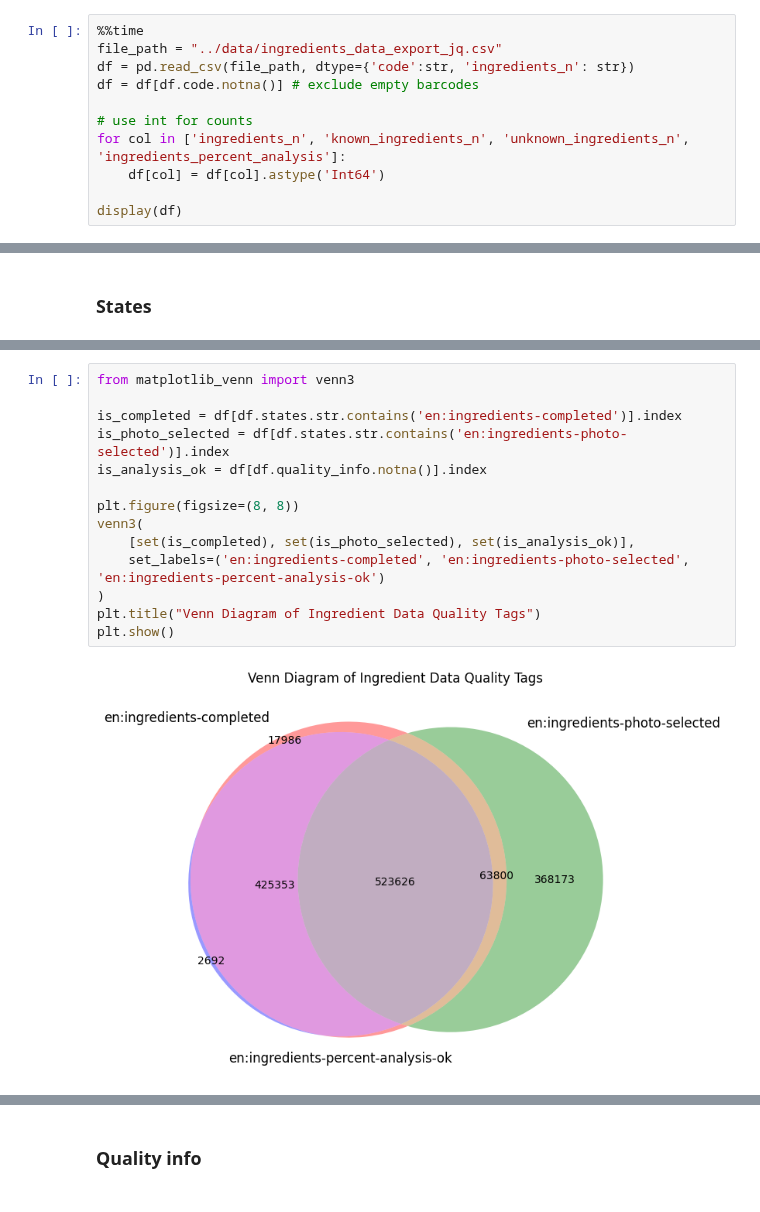
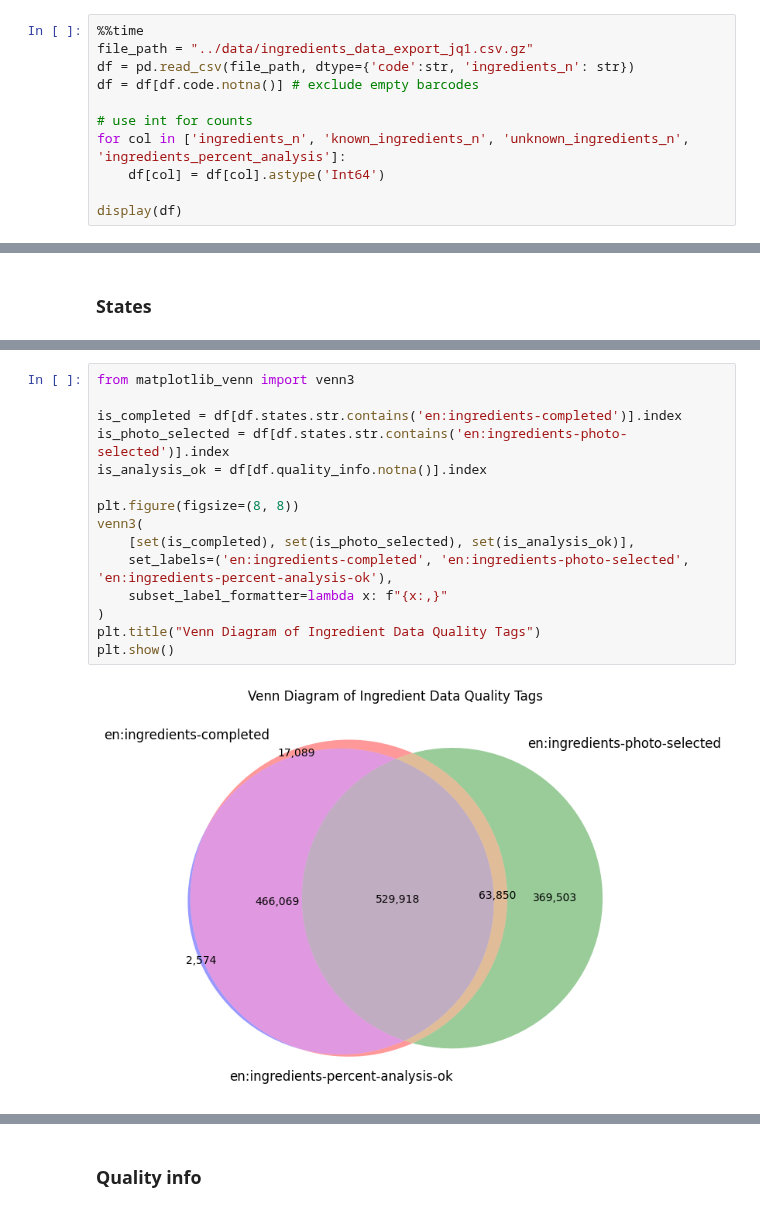
Before and after one commit to goerlitz/openfoodfacts-data-analysis, a Jupyter notebook: notebooks/13_analyze_ingredients.ipynb, the cells around one changed output, grey strips where cells are left out. Drawn from its saved outputs; the diff is of its cells as text.

Commit message:
cleanup of ingredient analysis

```diff
--- a/notebooks/13_analyze_ingredients.ipynb
+++ b/notebooks/13_analyze_ingredients.ipynb
@@ -149,6 +149,6 @@ import ast
 # %%
 %%time
-file_path = "../data/ingredients_data_export_jq.csv"
+file_path = "../data/ingredients_data_export_jq1.csv.gz"
 df = pd.read_csv(file_path, dtype={'code':str, 'ingredients_n': str})
 df = df[df.code.notna()] # exclude empty barcodes
 
@@ -564,19 +483,20 @@ plt.show()
 # %%
 from matplotlib_venn import venn3
 
 is_completed = df[df.states.str.contains('en:ingredients-completed')].index
 is_photo_selected = df[df.states.str.contains('en:ingredients-photo-selected')].index
 is_analysis_ok = df[df.quality_info.notna()].index
 
 plt.figure(figsize=(8, 8))
 venn3(
     [set(is_completed), set(is_photo_selected), set(is_analysis_ok)],
-    set_labels=('en:ingredients-completed', 'en:ingredients-photo-selected', 'en:ingredients-percent-analysis-ok')
+    set_labels=('en:ingredients-completed', 'en:ingredients-photo-selected', 'en:ingredients-percent-analysis-ok'),
+    subset_label_formatter=lambda x: f"{x:,}"
 )
 plt.title("Venn Diagram of Ingredient Data Quality Tags")
 plt.show()
 # %% [output]
-[figure, old version]
+[figure, new version]
 # %%
 from matplotlib_venn import venn2
 
```
Also changed, not shown: parts of 59 cells of this notebook.
